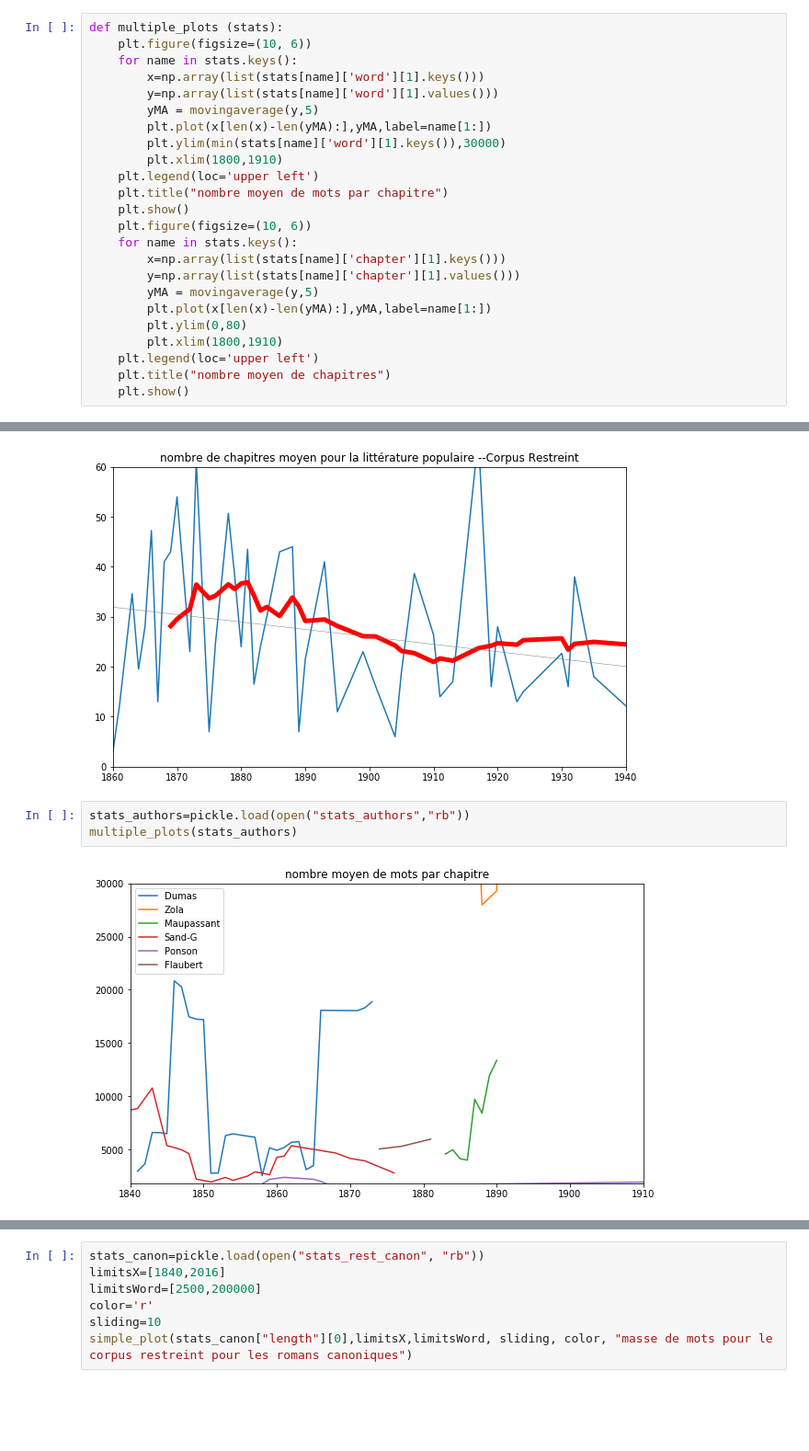
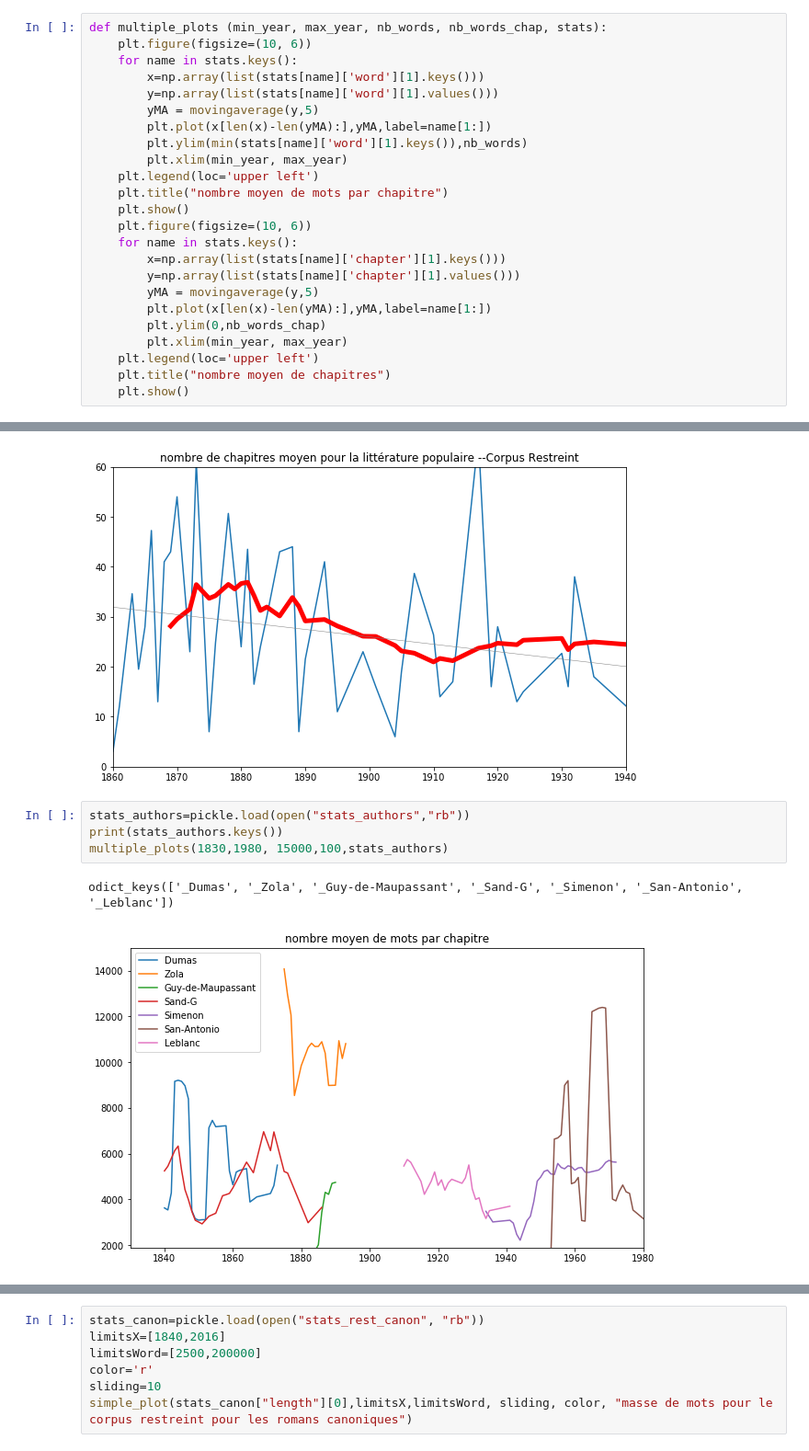
Before and after one commit to ANRChapitres/courbes, a Jupyter notebook: basic_quantification.ipynb, the cells around one changed output, grey strips where cells are left out. Shown at 92% size. Saved outputs shown, nothing was run; the diff lists cells and outputs as text; blank space fills up the shorter version.

```diff
--- a/basic_quantification.ipynb
+++ b/basic_quantification.ipynb
@@ -158,15 +158,15 @@ def simple_plot (plot, limitsX, limitsY, sliding, mycolor, title):
     plt.ylim(limitsY[0],limitsY[1])
     plt.show()
 # %%
-def multiple_plots (stats):
+def multiple_plots (min_year, max_year, nb_words, nb_words_chap, stats):
     plt.figure(figsize=(10, 6))
     for name in stats.keys():
         x=np.array(list(stats[name]['word'][1].keys()))
         y=np.array(list(stats[name]['word'][1].values()))
         yMA = movingaverage(y,5)
         plt.plot(x[len(x)-len(yMA):],yMA,label=name[1:])
-        plt.ylim(min(stats[name]['word'][1].keys()),30000)
-        plt.xlim(1800,1910)
+        plt.ylim(min(stats[name]['word'][1].keys()),nb_words)
+        plt.xlim(min_year, max_year)
     plt.legend(loc='upper left')
     plt.title("nombre moyen de mots par chapitre")
     plt.show()
@@ -176,8 +176,8 @@ def multiple_plots (stats):
         y=np.array(list(stats[name]['chapter'][1].values()))
         yMA = movingaverage(y,5)
         plt.plot(x[len(x)-len(yMA):],yMA,label=name[1:])
-        plt.ylim(0,80)
-        plt.xlim(1800,1910)
+        plt.ylim(0,nb_words_chap)
+        plt.xlim(min_year, max_year)
     plt.legend(loc='upper left')
     plt.title("nombre moyen de chapitres")
     plt.show()
@@ -530,6 +536,8 @@ plot_stats(stats_canon["chapter"][0],stats_canon["chapter"][1],limitsX, limitsCh
 [figure]
 # %%
 stats_authors=pickle.load(open("stats_authors","rb"))
-multiple_plots(stats_authors)
+print(stats_authors.keys())
+multiple_plots(1830,1980, 15000,100,stats_authors)
 # %% [output]
+odict_keys(['_Dumas', '_Zola', '_Guy-de-Maupassant', '_Sand-G', '_Simenon', '_San-Antonio', '_Leblanc'])
-[figure, old version]
+[figure, new version]
```
Also changed, not shown: parts of 23 cells of this notebook, 7 other files.
